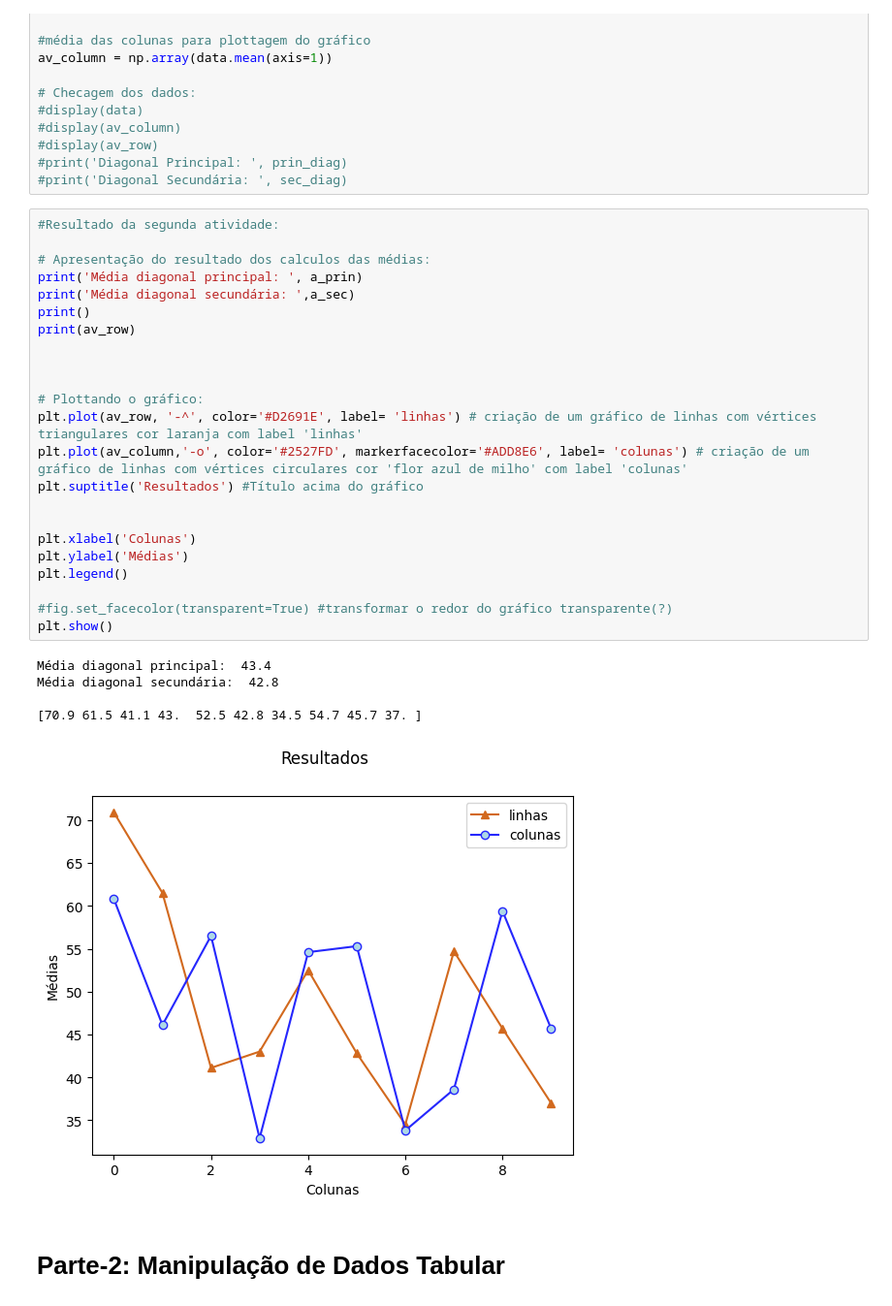
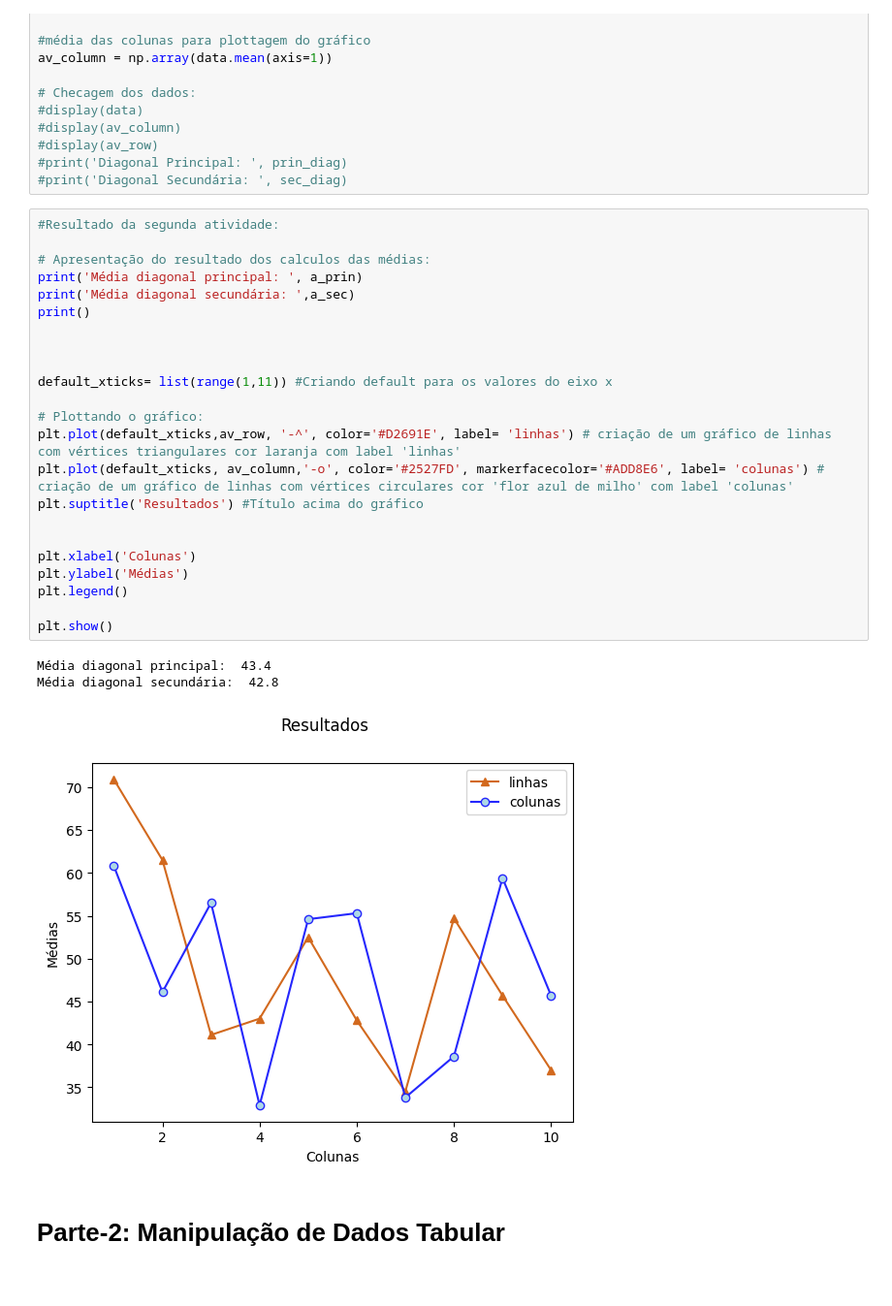
Before and after one commit to MarnieGrenat/Plotting-Graphs-2-Semester, a Jupyter notebook: TI2-Template.ipynb, the cells around one changed output. Shown at 97% size. Drawn from its saved outputs; the diff is of its cells as text.

```diff
--- a/TI2-Template.ipynb
+++ b/TI2-Template.ipynb
@@ -199,32 +199,30 @@ av_column = np.array(data.mean(axis=1))
 # %%
 #Resultado da segunda atividade:
 
 # Apresentação do resultado dos calculos das médias:
 print('Média diagonal principal: ', a_prin)
 print('Média diagonal secundária: ',a_sec)
 print()
-print(av_row)
 
 
 
+default_xticks= list(range(1,11)) #Criando default para os valores do eixo x
+
 # Plottando o gráfico:
-plt.plot(av_row, '-^', color='#D2691E', label= 'linhas') # criação de um gráfico de linhas com vértices triangulares cor laranja com label 'linhas'
-plt.plot(av_column,'-o', color='#2527FD', markerfacecolor='#ADD8E6', label= 'colunas') # criação de um gráfico de linhas com vértices circulares cor 'flor azul de milho' com label 'colunas'
+plt.plot(default_xticks,av_row, '-^', color='#D2691E', label= 'linhas') # criação de um gráfico de linhas com vértices triangulares cor laranja com label 'linhas'
+plt.plot(default_xticks, av_column,'-o', color='#2527FD', markerfacecolor='#ADD8E6', label= 'colunas') # criação de um gráfico de linhas com vértices circulares cor 'flor azul de milho' com label 'colunas'
 plt.suptitle('Resultados') #Título acima do gráfico
 
 
 plt.xlabel('Colunas')
 plt.ylabel('Médias')
 plt.legend()
 
-#fig.set_facecolor(transparent=True) #transformar o redor do gráfico transparente(?)
 plt.show()
 # %% [output]
 Média diagonal principal:  43.4
 Média diagonal secundária:  42.8
-
-[70.9 61.5 41.1 43.  52.5 42.8 34.5 54.7 45.7 37. ]
-[figure, old version]
+[figure, new version]
 # %% [markdown]
 # Parte-2: Manipulação de Dados Tabular
 # %% [markdown]
```
Also changed, not shown: parts of 5 cells of this notebook.
